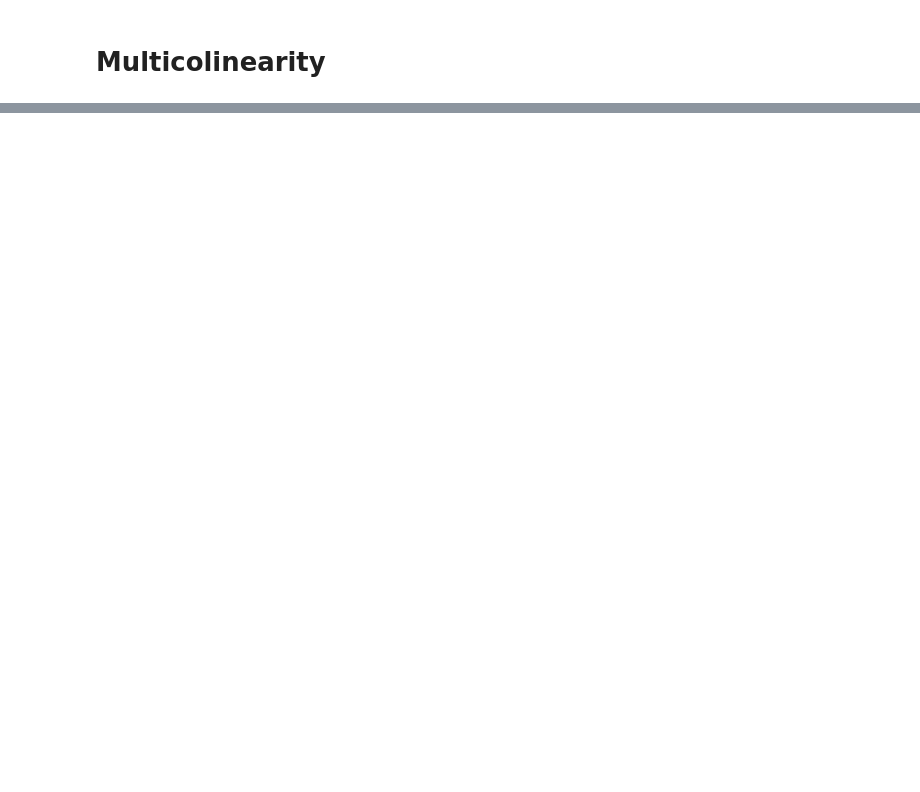
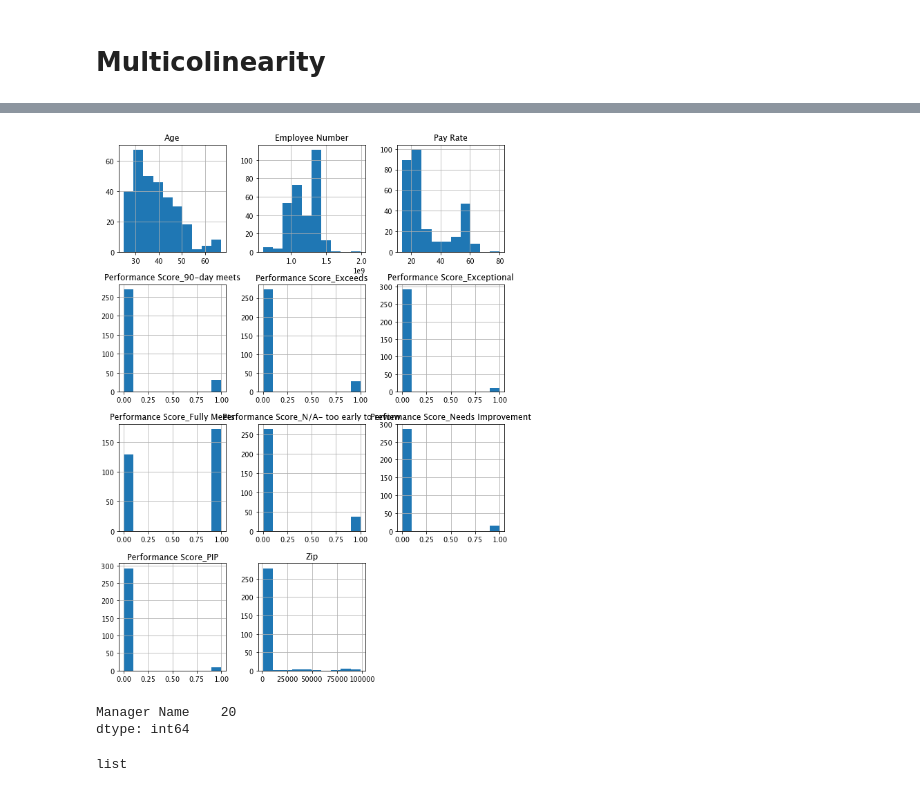
Before and after one commit to estkae/HR_project, a Jupyter notebook: Solving_Problems.ipynb, the cells around one changed output, grey strips where cells are left out. Saved outputs shown, nothing was run; the diff lists cells and outputs as text; code cells hidden in the pictures; blank space fills up the shorter version.

```diff
--- a/Solving_Problems.ipynb
+++ b/Solving_Problems.ipynb
@@ -406,0 +422,18 @@ list(zip(x_cols, vif))
+# %%
+import warnings
+warnings.filterwarnings('ignore')
+fig = plt.figure(figsize = (10,14))
+ax = fig.gca()
+data.hist(ax = ax);
+# %% [output]
+[figure, added]
+# %%
+data[['Manager Name']].nunique()
+# %% [output]
+Manager Name    20
+dtype: int64
+# %%
+managers = list(data['Manager Name'].value_counts().keys())
+type(managers)
+# %% [output]
+list
```
Also changed, not shown: parts of 44 cells of this notebook.
